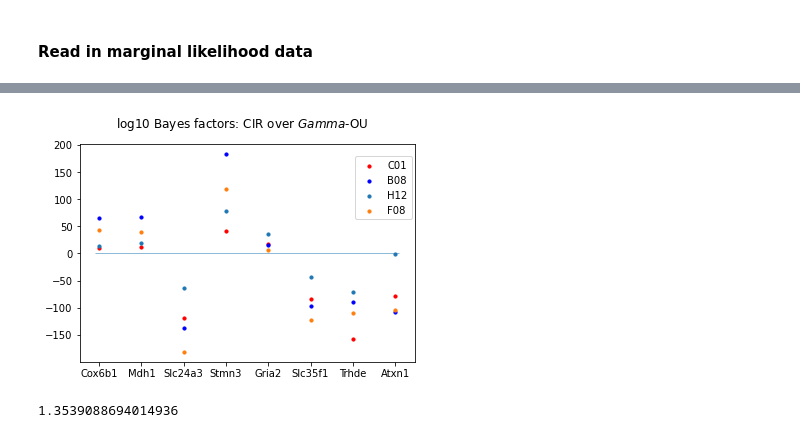
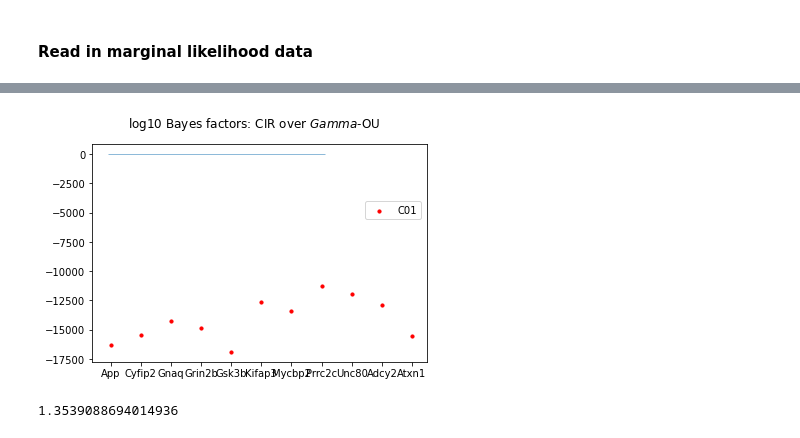
Before and after one commit to pachterlab/GVFP_2021, a Jupyter notebook: figure_3E_notebook_colab_debug.ipynb, the cells around one changed output, grey strips where cells are left out. Saved outputs shown, nothing was run; the diff lists cells and outputs as text; code cells hidden in the pictures.

```diff
--- a/figure_3E_notebook_colab_debug.ipynb
+++ b/figure_3E_notebook_colab_debug.ipynb
@@ -1070,8 +1129,10 @@ df_all
 # %%
-IDs = df["IDs"]
-genes = [ ID[14:] for ID in IDs]
-log10_BF = df["log10_BF"]
-CIR = df["CIR"]
-GOU = df["GOU"]
-NB = df["NB"]
-Poi = df["Poi"]
+# IDs = df["IDs"]
+# genes = [ ID[14:] for ID in IDs]
+log10_BF = df_all["log10_BF"]
+# CIR = df["CIR"]
+# GOU = df["GOU"]
+# NB = df["NB"]
+# Poi = df["Poi"]
+# %%
+genes = genes_list[:len(df_all)]
@@ -1078,16 +1154,16 @@ Poi = df["Poi"]
 # %%
 import matplotlib.pyplot as plt
 
 fig, axs = plt.subplots(1, 1, figsize=(6, 4), sharey=True)
-axs.scatter(genes[:8], log10_BF[:8],c='r',label='C01',s=10);
-axs.scatter(genes[8:16], log10_BF[8:16],c='b',label='B08',s=10);
-axs.scatter(genes[16:24], log10_BF[16:24],label='H12',s=10);
-axs.scatter(genes[24:32], log10_BF[24:32],label='F08',s=10);
+axs.scatter(genes, log10_BF,c='r',label='C01',s=10);
+# axs.scatter(genes[8:16], log10_BF[8:16],c='b',label='B08',s=10);
+# axs.scatter(genes[16:24], log10_BF[16:24],label='H12',s=10);
+# axs.scatter(genes[24:32], log10_BF[24:32],label='F08',s=10);
 axs.hlines(0,-0.1,7.1,linewidth=0.5)
 fig.suptitle(r'log10 Bayes factors: CIR over $Gamma$-OU')
 fig.legend(loc=(0.8,0.6));
 # %% [output]
-[figure, old version]
+[figure, new version]
 # %%
 np.min(np.abs(log10_BF))
 # %% [output]
```
Also changed, not shown: parts of 9 cells of this notebook, 1 other file.
